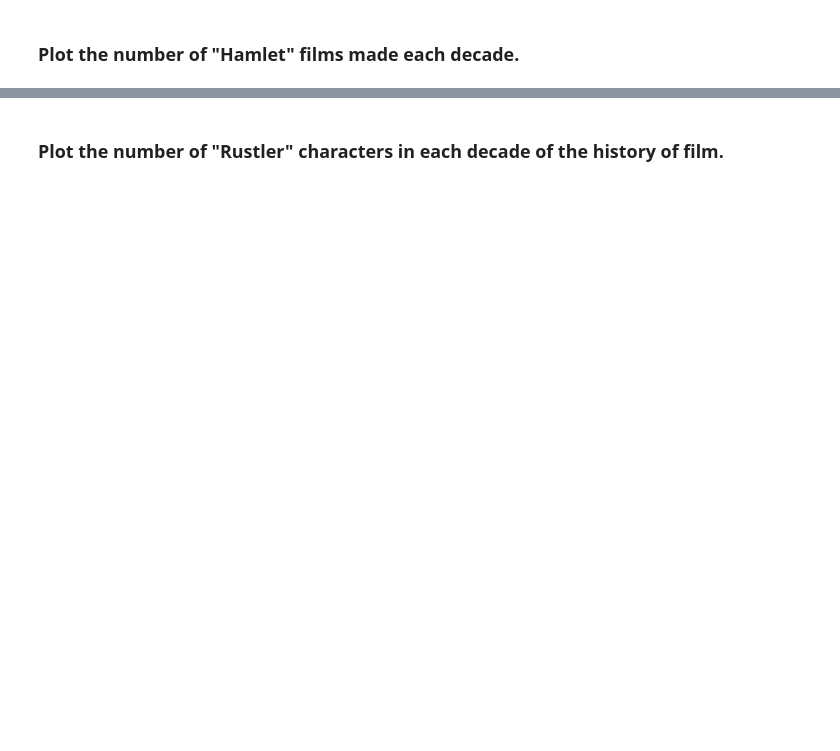
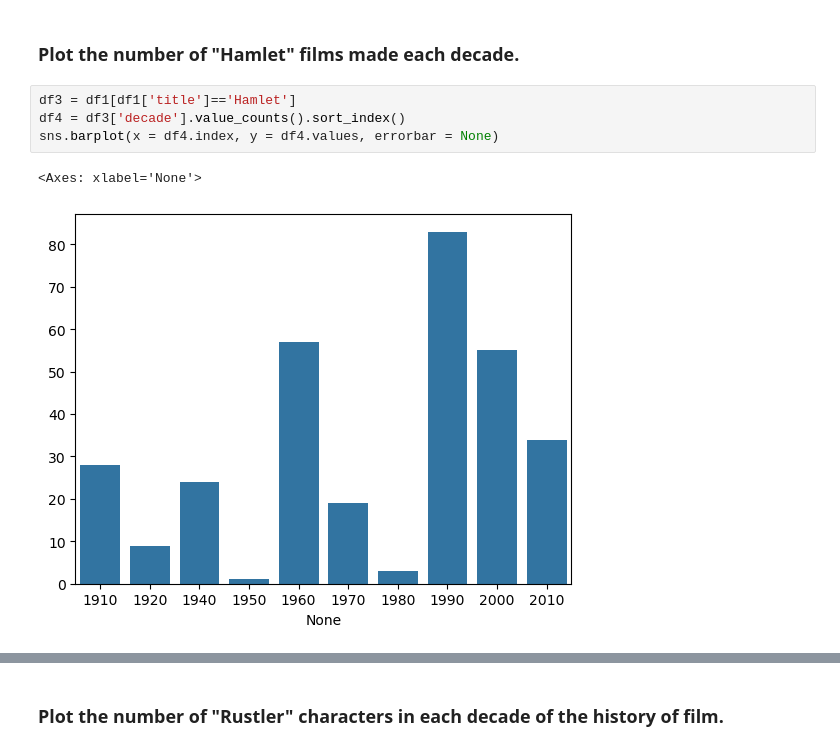
Before and after one commit to Vairabharathi-VR/Python_Assignments, a Jupyter notebook: Exercises-2.ipynb, the cells around one changed output, grey strips where cells are left out. Saved outputs shown, nothing was run; the diff lists cells and outputs as text; blank space fills up the shorter version.

```diff
--- a/Exercises-2.ipynb
+++ b/Exercises-2.ipynb
@@ -114,2 +116,9 @@ sns.barplot(x = 'decade', y = df2 , data = df1, errorbar=None)
 # %% [markdown]
 ### Plot the number of "Hamlet" films made each decade.
+# %%
+df3 = df1[df1['title']=='Hamlet']
+df4 = df3['decade'].value_counts().sort_index()
+sns.barplot(x = df4.index, y = df4.values, errorbar = None)
+# %% [output]
+<Axes: xlabel='None'>
+[figure, added]
```
Also changed, not shown: parts of 21 cells of this notebook.
